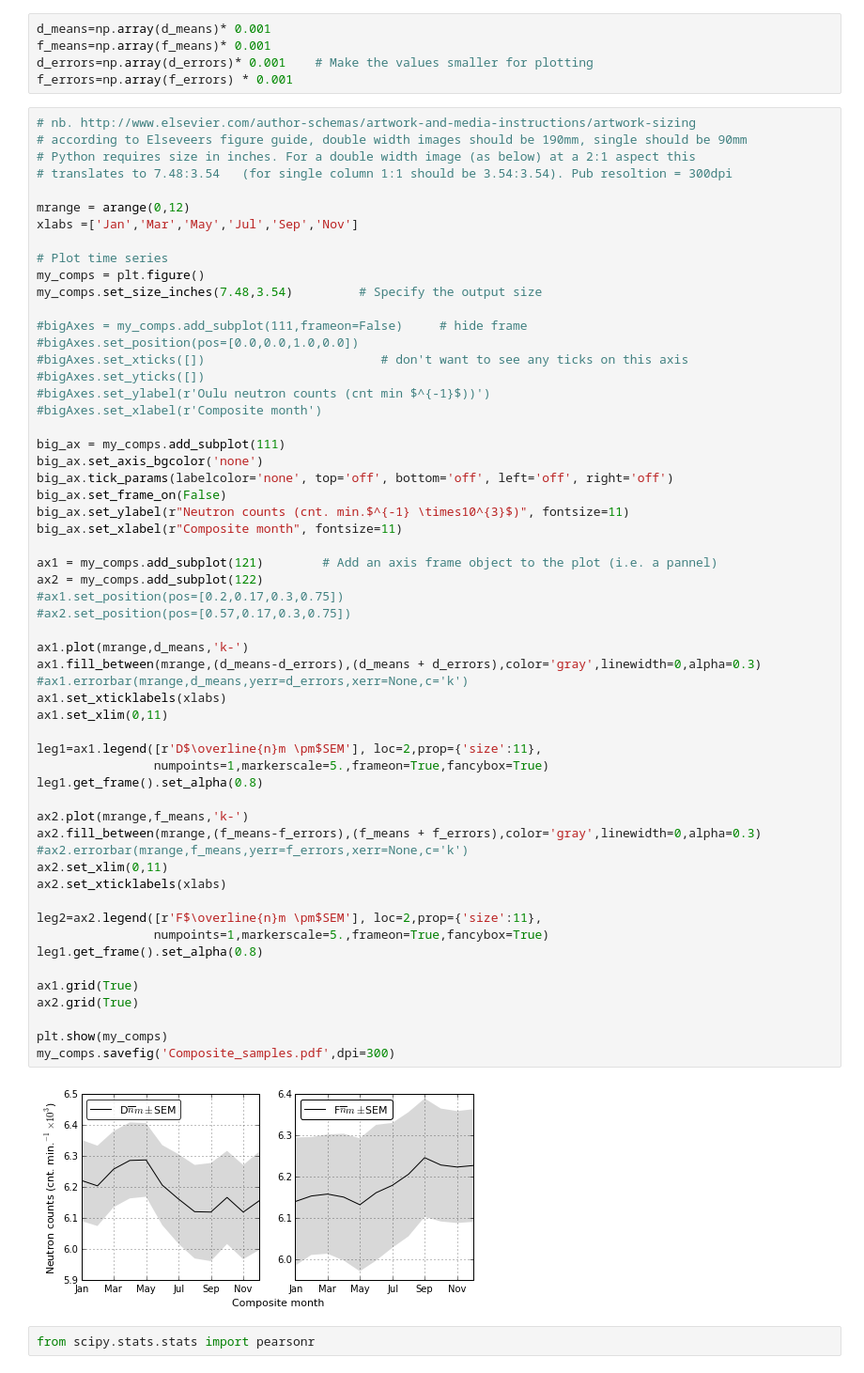
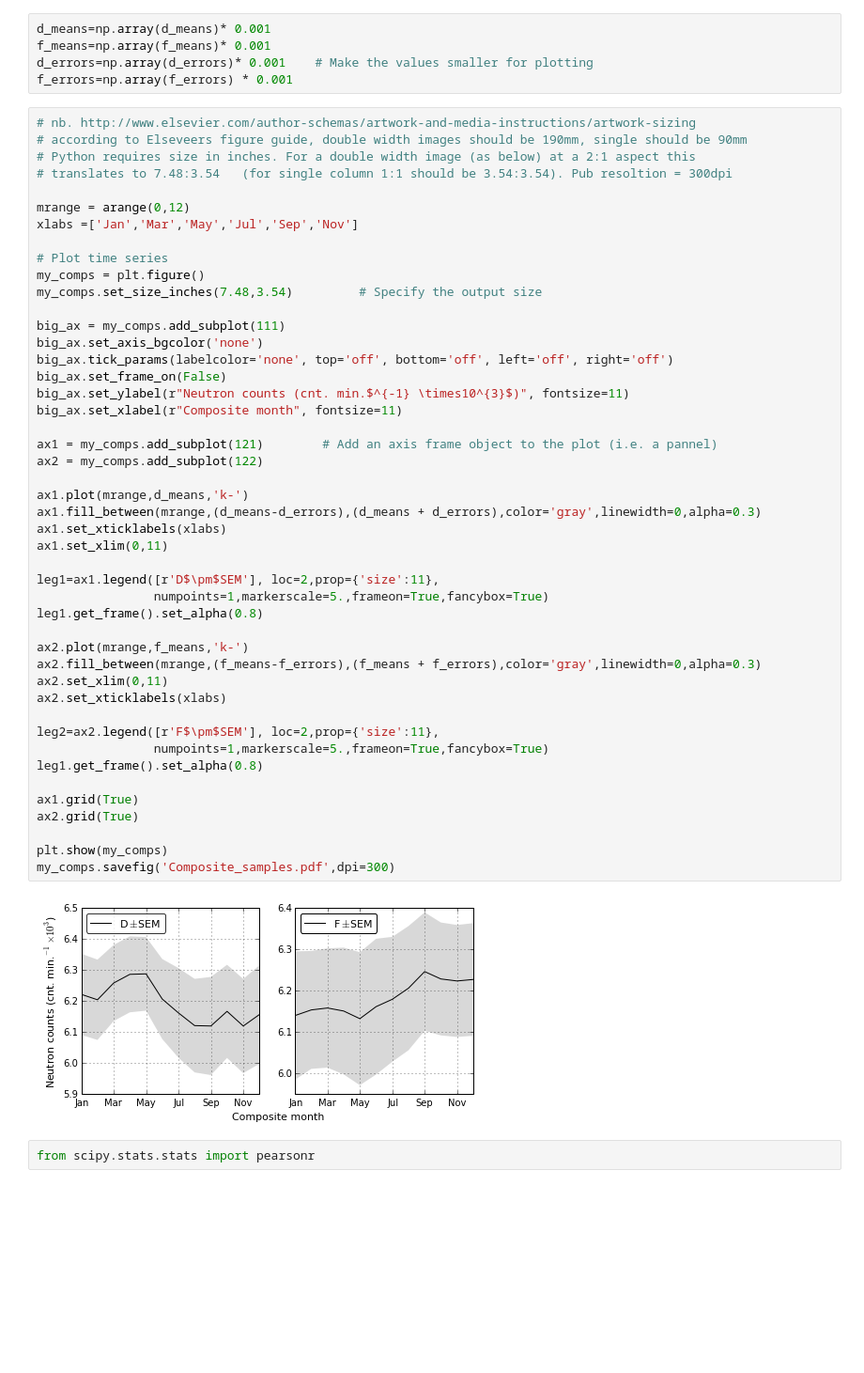
Before and after one commit to benlaken/Nbks, a Jupyter notebook: Monsoon_analysis.ipynb, the cells around one changed output. Shown: that part at 94% size. Drawn from its saved outputs; the diff is of its cells as text; blank space fills up the shorter version.

```diff
--- a/Monsoon_analysis.ipynb
+++ b/Monsoon_analysis.ipynb
@@ -179,52 +178,41 @@ xlabs =['Jan','Mar','May','Jul','Sep','Nov']
 my_comps = plt.figure()
 my_comps.set_size_inches(7.48,3.54)         # Specify the output size
 
-#bigAxes = my_comps.add_subplot(111,frameon=False)     # hide frame
-#bigAxes.set_position(pos=[0.0,0.0,1.0,0.0])
-#bigAxes.set_xticks([])                        # don't want to see any ticks on this axis
-#bigAxes.set_yticks([])
-#bigAxes.set_ylabel(r'Oulu neutron counts (cnt min $^{-1}$))')
-#bigAxes.set_xlabel(r'Composite month')
-
 big_ax = my_comps.add_subplot(111)
 big_ax.set_axis_bgcolor('none')
 big_ax.tick_params(labelcolor='none', top='off', bottom='off', left='off', right='off')
 big_ax.set_frame_on(False)
 big_ax.set_ylabel(r"Neutron counts (cnt. min.$^{-1} \times10^{3}$)", fontsize=11)
 big_ax.set_xlabel(r"Composite month", fontsize=11)
 
 ax1 = my_comps.add_subplot(121)        # Add an axis frame object to the plot (i.e. a pannel)
 ax2 = my_comps.add_subplot(122)
-#ax1.set_position(pos=[0.2,0.17,0.3,0.75])
-#ax2.set_position(pos=[0.57,0.17,0.3,0.75])
 
 ax1.plot(mrange,d_means,'k-')
 ax1.fill_between(mrange,(d_means-d_errors),(d_means + d_errors),color='gray',linewidth=0,alpha=0.3)
-#ax1.errorbar(mrange,d_means,yerr=d_errors,xerr=None,c='k')
 ax1.set_xticklabels(xlabs)
 ax1.set_xlim(0,11)
 
-leg1=ax1.legend([r'D$\overline{n}m \pm$SEM'], loc=2,prop={'size':11},
+leg1=ax1.legend([r'D$\pm$SEM'], loc=2,prop={'size':11},
                 numpoints=1,markerscale=5.,frameon=True,fancybox=True)
 leg1.get_frame().set_alpha(0.8)
 
 ax2.plot(mrange,f_means,'k-')
 ax2.fill_between(mrange,(f_means-f_errors),(f_means + f_errors),color='gray',linewidth=0,alpha=0.3)
-#ax2.errorbar(mrange,f_means,yerr=f_errors,xerr=None,c='k')
 ax2.set_xlim(0,11)
 ax2.set_xticklabels(xlabs)
 
-leg2=ax2.legend([r'F$\overline{n}m \pm$SEM'], loc=2,prop={'size':11},
+leg2=ax2.legend([r'F$\pm$SEM'], loc=2,prop={'size':11},
                 numpoints=1,markerscale=5.,frameon=True,fancybox=True)
 leg1.get_frame().set_alpha(0.8)
 
 ax1.grid(True)
 ax2.grid(True)
 
 plt.show(my_comps)
 my_comps.savefig('Composite_samples.pdf',dpi=300)
 # %% [output]
-[figure, old version]
+[figure, new version]
 # %%
 from scipy.stats.stats import pearsonr
 # %%
```
Also changed, not shown: parts of 20 cells of this notebook.
